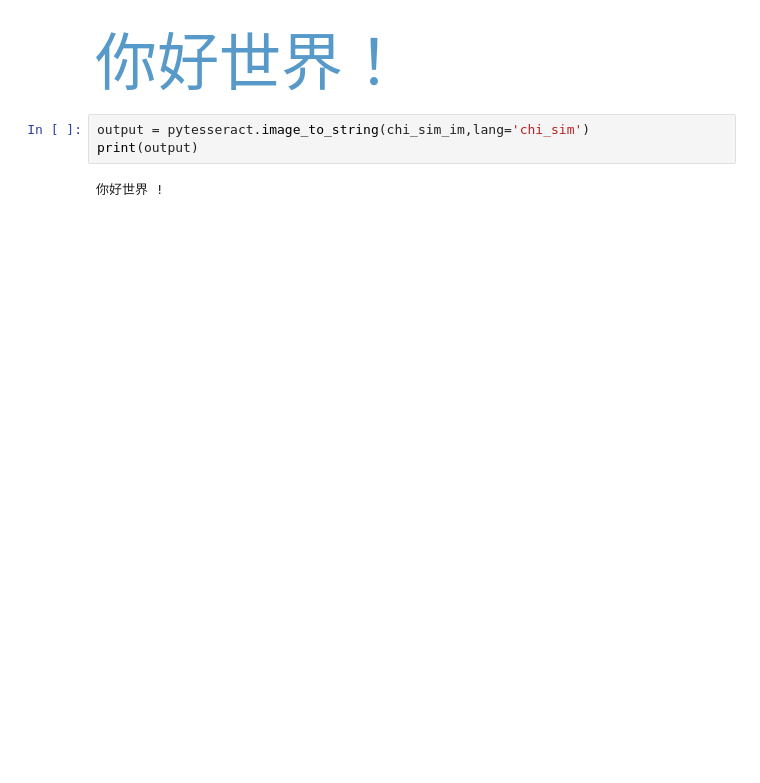
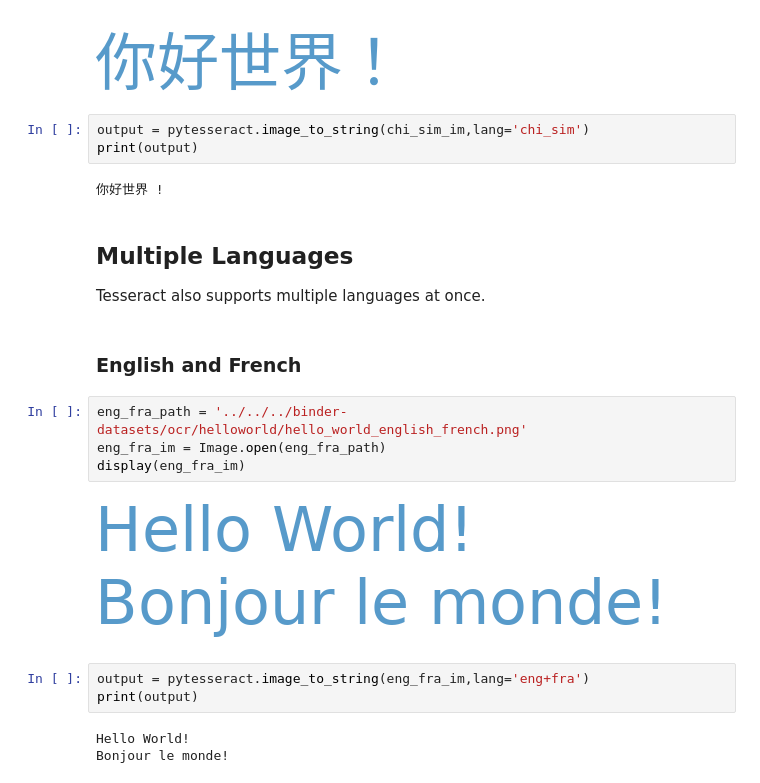
Before and after one commit to dhorvay/document-understanding-ebook, a Jupyter notebook: _sources/binder/document-understanding-ebook/ocr/tesseract/pytesseract_languages_example.ipynb, the cells around one changed output. Saved outputs shown, nothing was run; the diff lists cells and outputs as text; blank space fills up the shorter version.

```diff
--- a/_sources/binder/document-understanding-ebook/ocr/tesseract/pytesseract_languages_example.ipynb
+++ b/_sources/binder/document-understanding-ebook/ocr/tesseract/pytesseract_languages_example.ipynb
@@ -81,3 +89,21 @@ output = pytesseract.image_to_string(chi_sim_im,lang='chi_sim')
 print(output)
 # %% [output]
 你好世界 !
+# %% [markdown]
+## Multiple Languages
+
+Tesseract also supports multiple languages at once.
+# %% [markdown]
+### English and French
+# %%
+eng_fra_path = '../../../binder-datasets/ocr/helloworld/hello_world_english_french.png'
+eng_fra_im = Image.open(eng_fra_path)
+display(eng_fra_im)
+# %% [output]
+[figure, added]
+# %%
+output = pytesseract.image_to_string(eng_fra_im,lang='eng+fra')
+print(output)
+# %% [output]
+Hello World!
+Bonjour le monde!
```
Also changed, not shown: parts of 5 cells of this notebook, 30 other files.
